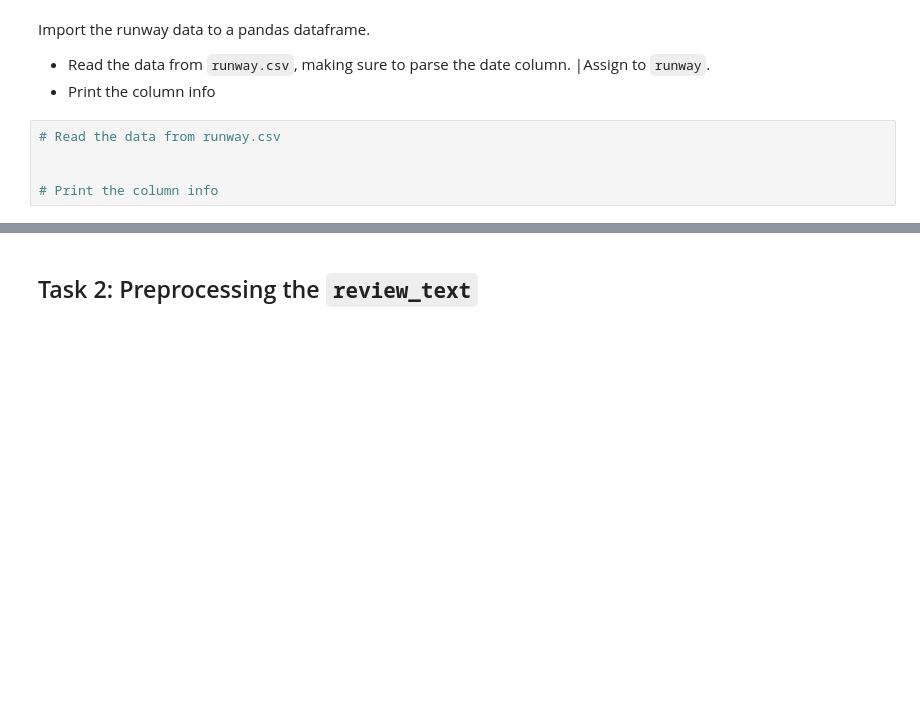
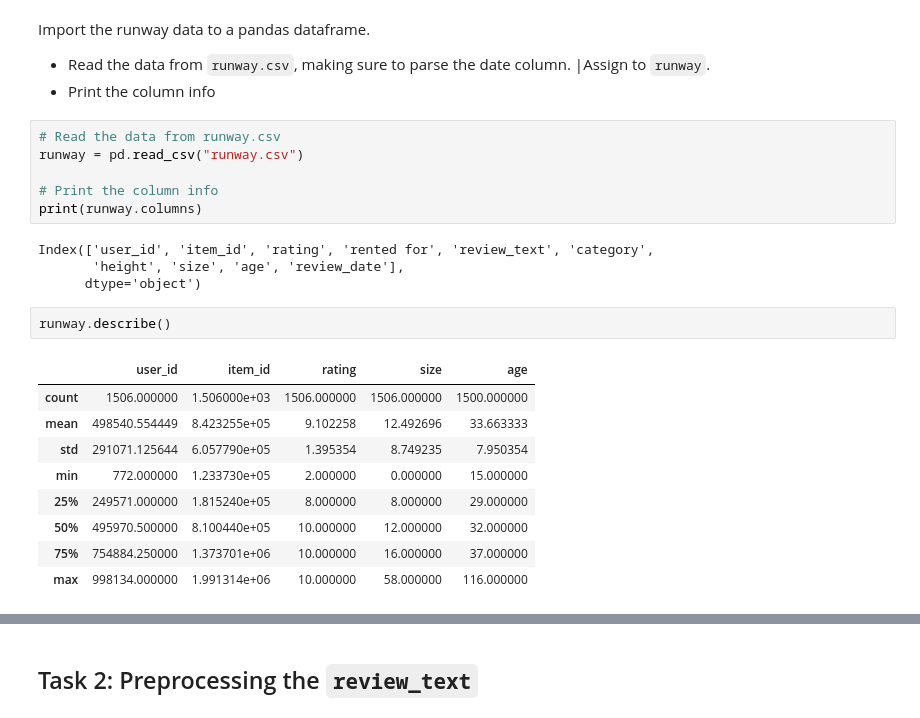
Before and after one commit to josemh301/openai-api-projects, a Jupyter notebook: HuggingFace/Project 2 - NLP App with Hugging Face/Building NLP Applications with Hugging Face.ipynb, the cells around one changed output, grey strips where cells are left out. Saved outputs shown, nothing was run; the diff lists cells and outputs as text; blank space fills up the shorter version.

```diff
--- a/HuggingFace/Project 2 - NLP App with Hugging Face/Building NLP Applications with Hugging Face.ipynb
+++ b/HuggingFace/Project 2 - NLP App with Hugging Face/Building NLP Applications with Hugging Face.ipynb
@@ -140,6 +140,23 @@ Import the runway data to a pandas dataframe.
 - Print the column info
 # %%
 # Read the data from runway.csv
-
+runway = pd.read_csv("runway.csv")
 
 # Print the column info
+print(runway.columns)
+# %% [output]
+Index(['user_id', 'item_id', 'rating', 'rented for', 'review_text', 'category',
+       'height', 'size', 'age', 'review_date'],
+      dtype='object')
+# %%
+runway.describe()
+# %% [output]
+|  | user_id | item_id | rating | size | age |
+| count | 1506.000000 | 1.506000e+03 | 1506.000000 | 1506.000000 | 1500.000000 |
+| mean | 498540.554449 | 8.423255e+05 | 9.102258 | 12.492696 | 33.663333 |
+| std | 291071.125644 | 6.057790e+05 | 1.395354 | 8.749235 | 7.950354 |
+| min | 772.000000 | 1.233730e+05 | 2.000000 | 0.000000 | 15.000000 |
+| 25% | 249571.000000 | 1.815240e+05 | 8.000000 | 8.000000 | 29.000000 |
+| 50% | 495970.500000 | 8.100440e+05 | 10.000000 | 12.000000 | 32.000000 |
+| 75% | 754884.250000 | 1.373701e+06 | 10.000000 | 16.000000 | 37.000000 |
+| max | 998134.000000 | 1.991314e+06 | 10.000000 | 58.000000 | 116.000000 |
```
Also changed, not shown: parts of 1 cell of this notebook.
